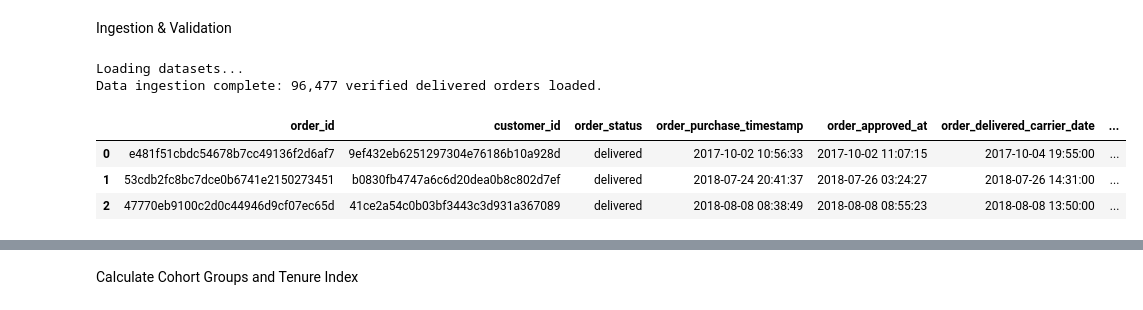
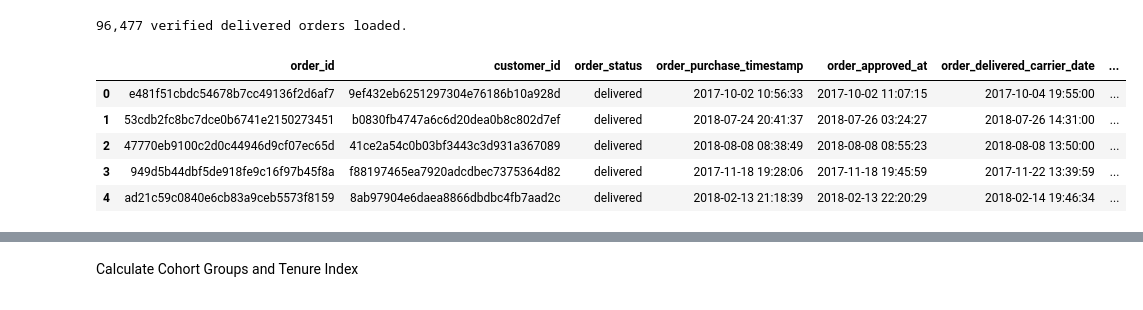
Before and after one commit to thexingxu/olist-portfolio, a Jupyter notebook: notebooks/01_retention_and_ltv.ipynb, the cells around one changed output, grey strips where cells are left out. Saved outputs shown, nothing was run; the diff lists cells and outputs as text; code cells hidden in the pictures.

Commit message:
docs: finalize case study 1 unit economics, update dependencies, and clean notebook

```diff
--- a/notebooks/01_retention_and_ltv.ipynb
+++ b/notebooks/01_retention_and_ltv.ipynb
@@ -23,2 +0,0 @@ Note: you may need to restart the kernel to use updated packages.
-# %% [markdown]
-Ingestion & Validation
@@ -25,59 +16,37 @@ Ingestion & Validation
 # %%
-from pathlib import Path
-import matplotlib.pyplot as plt
-import numpy as np
-import pandas as pd
-import seaborn as sns
-
-# Set visual aesthetic
-sns.set_theme(style="whitegrid")
-plt.rcParams["figure.dpi"] = 150
-
-# 1. Define paths relative to the notebook folder
-DATA_DIR = Path("..")
-
-# 2. Ingest required datasets
-print("Loading datasets...")
-orders = pd.read_csv(DATA_DIR / "olist_orders_dataset.csv")
-customers = pd.read_csv(DATA_DIR / "olist_customers_dataset.csv")
-payments = pd.read_csv(DATA_DIR / "olist_order_payments_dataset.csv")
-
-# 3. Filter for delivered transactions (revenue-recognized orders)
 delivered_orders = orders[orders["order_status"] == "delivered"].copy()
 
-# 4. Aggregate payments by order_id (handling multiple payment installments/methods)
-payments_agg = (
-    payments.groupby("order_id")["payment_value"].sum().reset_index()
-)
+payments_agg = (payments.groupby("order_id")["payment_value"].sum().reset_index())
 
-# 5. Merge tables into clean analytical dataset
-df = delivered_orders.merge(
+orders_revenue_df = delivered_orders.merge(
     customers[["customer_id", "customer_unique_id"]],
     on="customer_id",
     how="inner",
 )
-df = df.merge(payments_agg, on="order_id", how="inner")
 
-# 6. Parse timestamps
-df["order_purchase_timestamp"] = pd.to_datetime(df["order_purchase_timestamp"])
+orders_revenue_df = orders_revenue_df.merge(payments_agg, on="order_id", how="inner")
 
-# 7. Automated Data Quality Assertions
+# Parse timestamps
+orders_revenue_df["order_purchase_timestamp"] = pd.to_datetime(orders_revenue_df["order_purchase_timestamp"])
+
+# Data integrity checks
 assert (
-    df["order_id"].is_unique
-), "Data Integrity Error: Duplicate order IDs present."
+    orders_revenue_df["order_id"].is_unique
+), "Error: Duplicate order IDs present."
 assert (
-    df["payment_value"].min() > 0
-), "Data Integrity Error: Non-positive payment values detected."
+    orders_revenue_df["payment_value"].min() > 0
+), "Error: Non-positive payment values detected."
 assert (
-    df["customer_unique_id"].notna().all()
-), "Data Integrity Error: Missing customer IDs detected."
+    orders_revenue_df["customer_unique_id"].notna().all()
+), "Error: Missing customer IDs detected."
 
-print(f"Data ingestion complete: {len(df):,} verified delivered orders loaded.")
-df.head(3)
+print(f"{len(orders_revenue_df):,} verified delivered orders loaded.")
+orders_revenue_df.head(5)
 # %% [output]
-Loading datasets...
-Data ingestion complete: 96,477 verified delivered orders loaded.
+96,477 verified delivered orders loaded.
 |  | order_id | customer_id | order_status | order_purchase_timestamp | order_approved_at | order_delivered_carrier_date | ... |
 | 0 | e481f51cbdc54678b7cc49136f2d6af7 | 9ef432eb6251297304e76186b10a928d | delivered | 2017-10-02 10:56:33 | 2017-10-02 11:07:15 | 2017-10-04 19:55:00 | ... |
 | 1 | 53cdb2fc8bc7dce0b6741e2150273451 | b0830fb4747a6c6d20dea0b8c802d7ef | delivered | 2018-07-24 20:41:37 | 2018-07-26 03:24:27 | 2018-07-26 14:31:00 | ... |
 | 2 | 47770eb9100c2d0c44946d9cf07ec65d | 41ce2a54c0b03bf3443c3d931a367089 | delivered | 2018-08-08 08:38:49 | 2018-08-08 08:55:23 | 2018-08-08 13:50:00 | ... |
+| 3 | 949d5b44dbf5de918fe9c16f97b45f8a | f88197465ea7920adcdbec7375364d82 | delivered | 2017-11-18 19:28:06 | 2017-11-18 19:45:59 | 2017-11-22 13:39:59 | ... |
+| 4 | ad21c59c0840e6cb83a9ceb5573f8159 | 8ab97904e6daea8866dbdbc4fb7aad2c | delivered | 2018-02-13 21:18:39 | 2018-02-13 22:20:29 | 2018-02-14 19:46:34 | ... |
```
Also changed, not shown: parts of 6 cells of this notebook, 2 other files.
